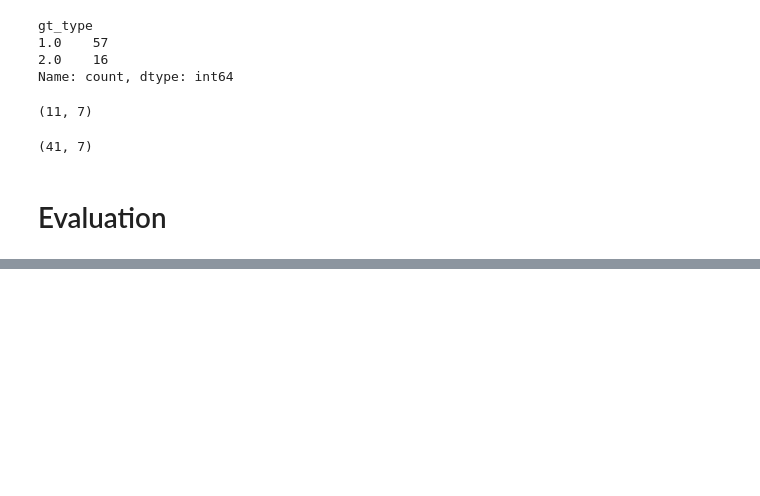
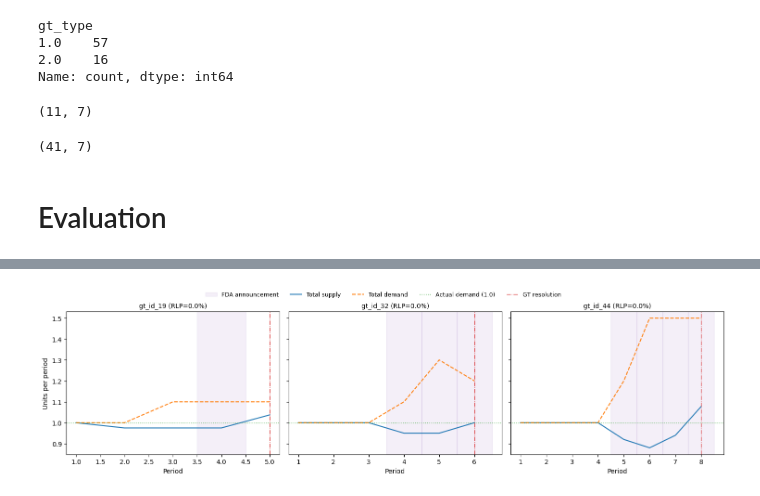
Before and after one commit to Lemutisme/Sortage_Management, a Jupyter notebook: data/data_preprocess.ipynb, the cells around one changed output, grey strips where cells are left out. Drawn from its saved outputs; the diff is of its cells as text; code cells hidden in the pictures; blank space fills up the shorter version.

```diff
--- a/data/data_preprocess.ipynb
+++ b/data/data_preprocess.ipynb
@@ -252,0 +494,98 @@ t_sim
+# %%
+from matplotlib import rcParams
+
+# 1) Set global, publication‐style font settings
+rcParams['font.family']       = 'serif'
+rcParams['font.size']         = 12
+rcParams['axes.titlesize']    = 14
+rcParams['axes.labelsize']    = 12
+rcParams['xtick.labelsize']   = 11
+rcParams['ytick.labelsize']   = 11
+rcParams['legend.fontsize']   = 12
+
+
+# Scenarios to plot
+best_examples = ["gt_id_19", "gt_id_32", "gt_id_44"]
+
+# Use default color cycle for consistency
+cycle       = plt.rcParams['axes.prop_cycle'].by_key()['color']
+supply_color= cycle[0]
+demand_color= cycle[1]
+actual_color= cycle[2]
+gt_color    = cycle[3]
+ann_color   = cycle[4] if len(cycle) > 4 else 'purple'
+
+# Create a 1×N horizontal layout
+fig, axes = plt.subplots(
+    1, len(best_examples),
+    figsize=(5 * len(best_examples), 4),
+    sharey=True
+)
+
+for ax, sim_id in zip(axes, best_examples):
+    # Extract and sort
+    df  = sim_df[sim_df["scenario"] == sim_id].sort_values("trajectory_period")
+    gt  = meta.loc[meta["scenario"] == sim_id, "t_gt"].iloc[0]
+    rlp = meta.loc[meta["scenario"] == sim_id, "rlp"].iloc[0]
+
+    # Shade FDA announcement periods
+    ann_periods = (
+        df.loc[df["trajectory_fda_announcement"].notna(), "trajectory_period"] + 1
+    )
+    first = True
+    for p in ann_periods:
+        ax.axvspan(
+            p - 0.5, p + 0.5,
+            color=ann_color,
+            alpha=0.1,
+            label="FDA announcement" if first else None
+        )
+        first = False
+
+    # Plot supply & demand
+    ax.plot(
+        df["trajectory_period"] + 1,
+        df["trajectory_total_supply"],
+        "-", linewidth=1.5,
+        label="Total supply", color=supply_color
+    )
+    ax.plot(
+        df["trajectory_period"] + 1,
+        df["trajectory_total_demand"],
+        "--", linewidth=1.5,
+        label="Total demand", color=demand_color
+    )
+
+    # Reference lines
+    ax.axhline(
+        1.0, linestyle=":", linewidth=1,
+        label="Actual demand (1.0)", color=actual_color, alpha=0.8
+    )
+    ax.axvline(
+        gt, linestyle="-.", linewidth=1,
+        label="GT resolution", color=gt_color, alpha=0.8
+    )
+
+    ax.set_title(f"{sim_id} (RLP={rlp:.1f}%)", fontsize=10)
+    ax.set_xlabel("Period", fontsize=10)
+
+# One shared legend, moved above
+handles, labels = axes[0].get_legend_handles_labels()
+fig.legend(
+    handles, labels,
+    loc='upper center',
+    bbox_to_anchor=(0.5, 1.05),
+    ncol=5,
+    frameon=False,
+    fontsize=9
+)
+
+# Y-axis label on first subplot
+axes[0].set_ylabel("Units per period", fontsize=10)
+
+# Adjust spacing for legend and subplots
+fig.subplots_adjust(top=0.75, wspace=0.3)
+plt.tight_layout()
+plt.show()
+# %% [output]
+[figure, added]
```
Also changed, not shown: parts of 31 cells of this notebook, 14 other files.
